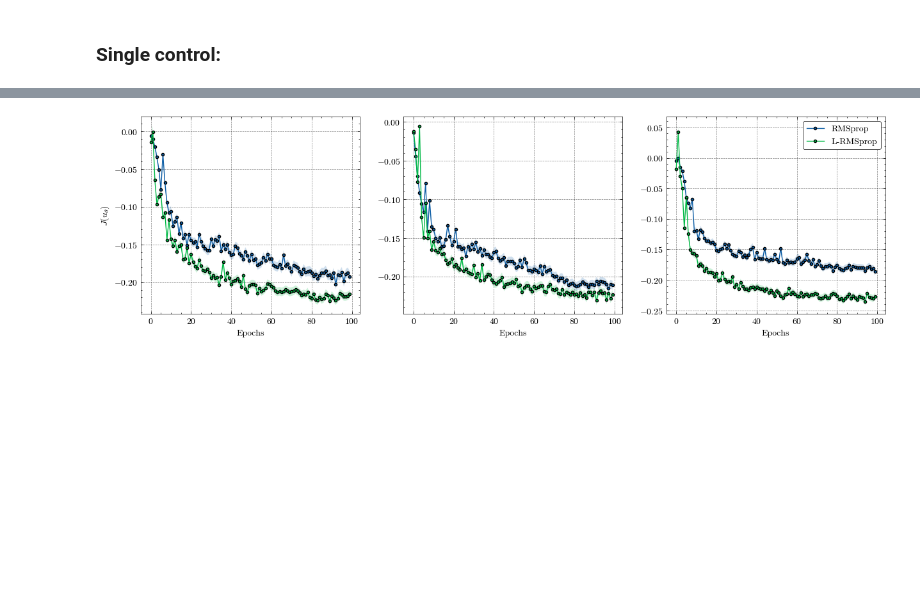
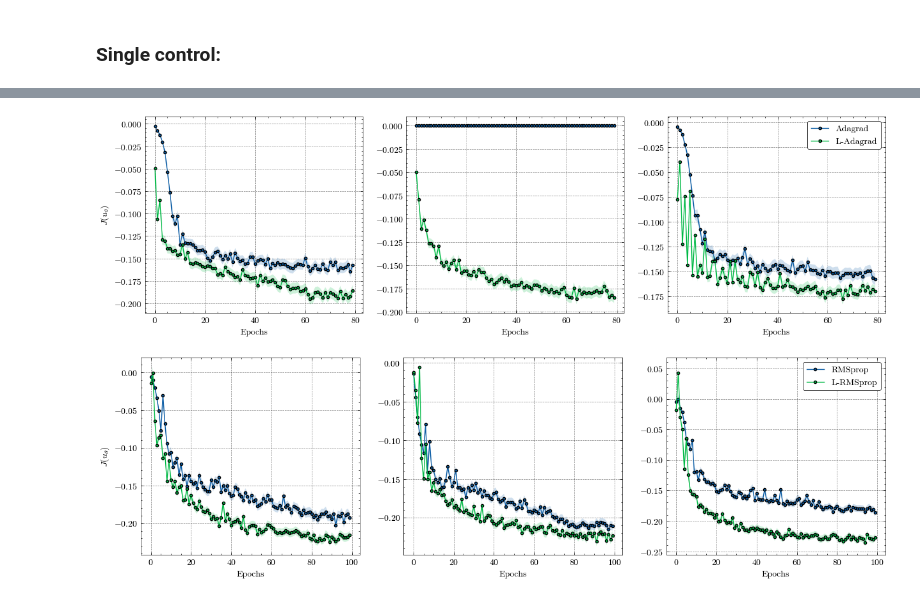
Before and after one commit to SaadSouilmi/Langevin-algorithms-for-deep-stochastic-control, a Jupyter notebook: OilDrilling.ipynb, the cells around one changed output, grey strips where cells are left out. Cells and saved outputs as stored; diff of their text form; code cells hidden in the pictures; blank space fills up the shorter version.

Commit message:
added adagrad and fixed gpu support

```diff
--- a/OilDrilling.ipynb
+++ b/OilDrilling.ipynb
@@ -190,3 +194,19 @@ adam_single_ctrl = test_diag_single_ctrl(
+# %%
+adagrad_single_ctrl = test_diag_single_ctrl(
+    model_config,
+    [30, 50, 100],
+    control_config,
+    torch.optim.Adagrad,
+    LAdagrad,
+    "Adagrad",
+    1e-2,
+    1e-3,
+    [5e-5, 5e-5, 5e-5],
+    80,
+    60,
+)
+# %% [output]
+[figure, added]
 # %%
 rmsprop_single_ctrl = test_diag_single_ctrl(
     model_config,
```
Also changed, not shown: parts of 8 cells of this notebook, 6 other files.
